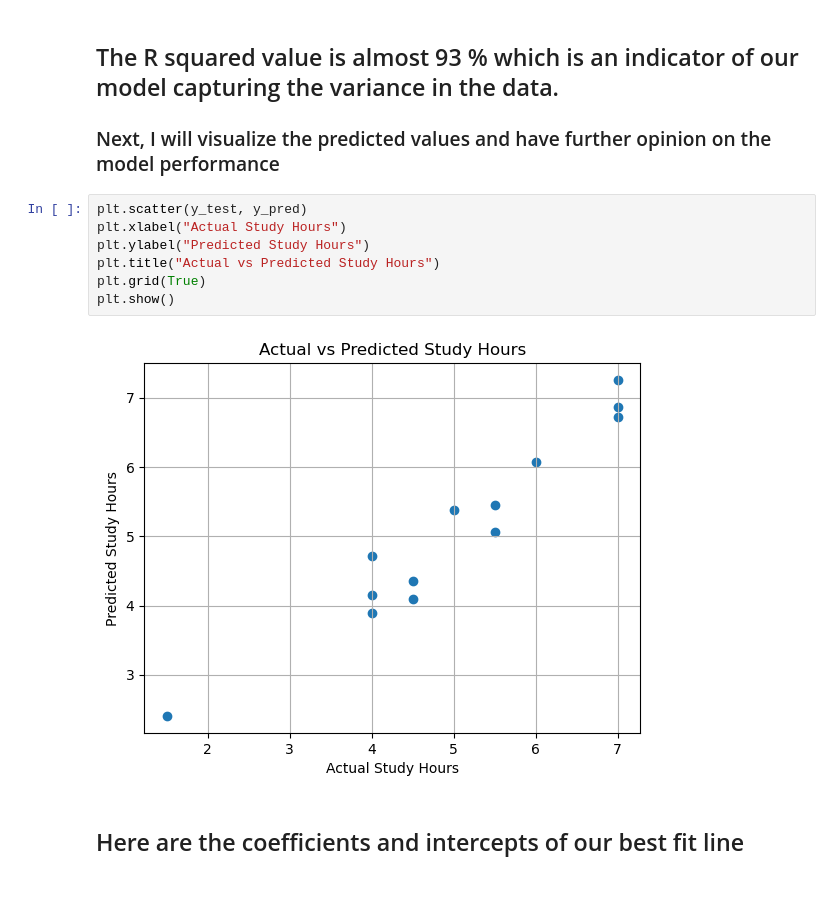
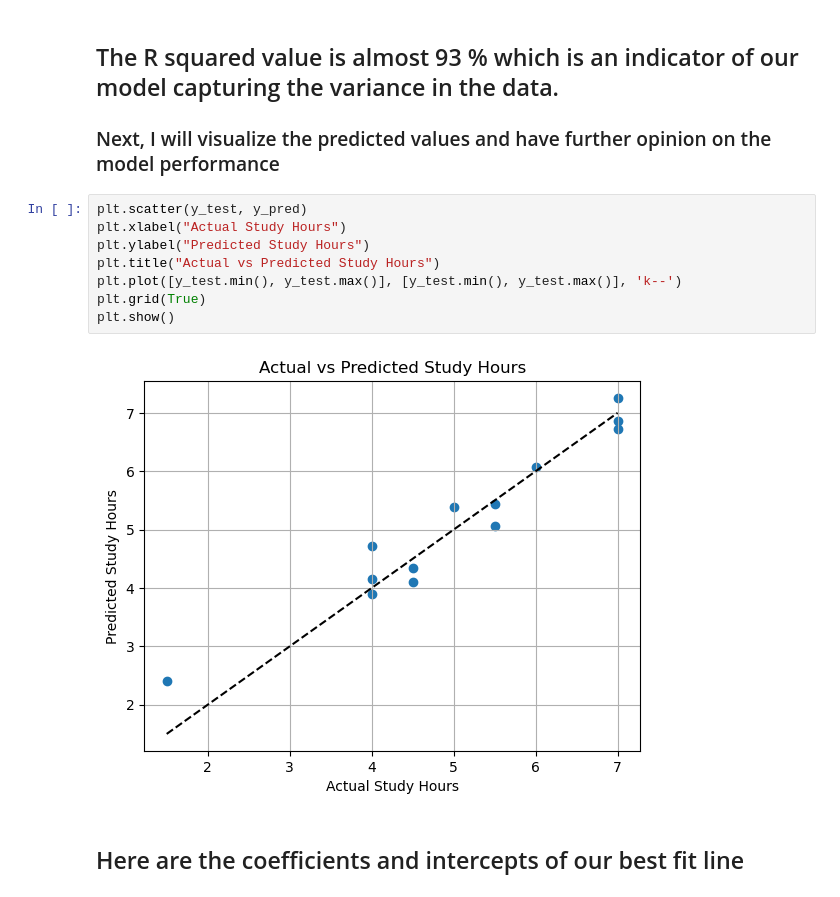
Before and after one commit to emrecavus1/Emre-Cavus-DSA-210-Project, a Jupyter notebook: DSA 210 Project.ipynb, the cells around one changed output. Saved outputs shown, nothing was run; the diff lists cells and outputs as text.

```diff
--- a/DSA 210 Project.ipynb
+++ b/DSA 210 Project.ipynb
@@ -524,12 +524,13 @@ R-squared: 0.9292718075051507
 # %%
 plt.scatter(y_test, y_pred)
 plt.xlabel("Actual Study Hours")
 plt.ylabel("Predicted Study Hours")
 plt.title("Actual vs Predicted Study Hours")
+plt.plot([y_test.min(), y_test.max()], [y_test.min(), y_test.max()], 'k--')
 plt.grid(True)
 plt.show()
 # %% [output]
-[figure, old version]
+[figure, new version]
 # %% [markdown]
 ## Here are the coefficients and intercepts of our best fit line
 # %%
```
Also changed, not shown: parts of 12 cells of this notebook.
